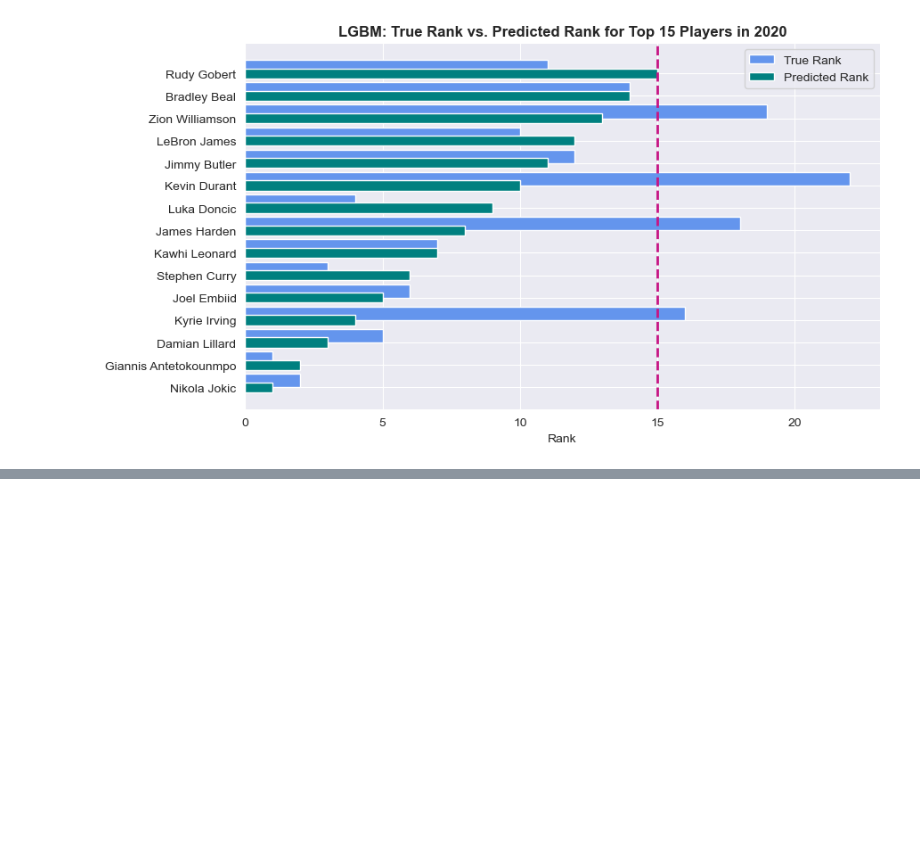
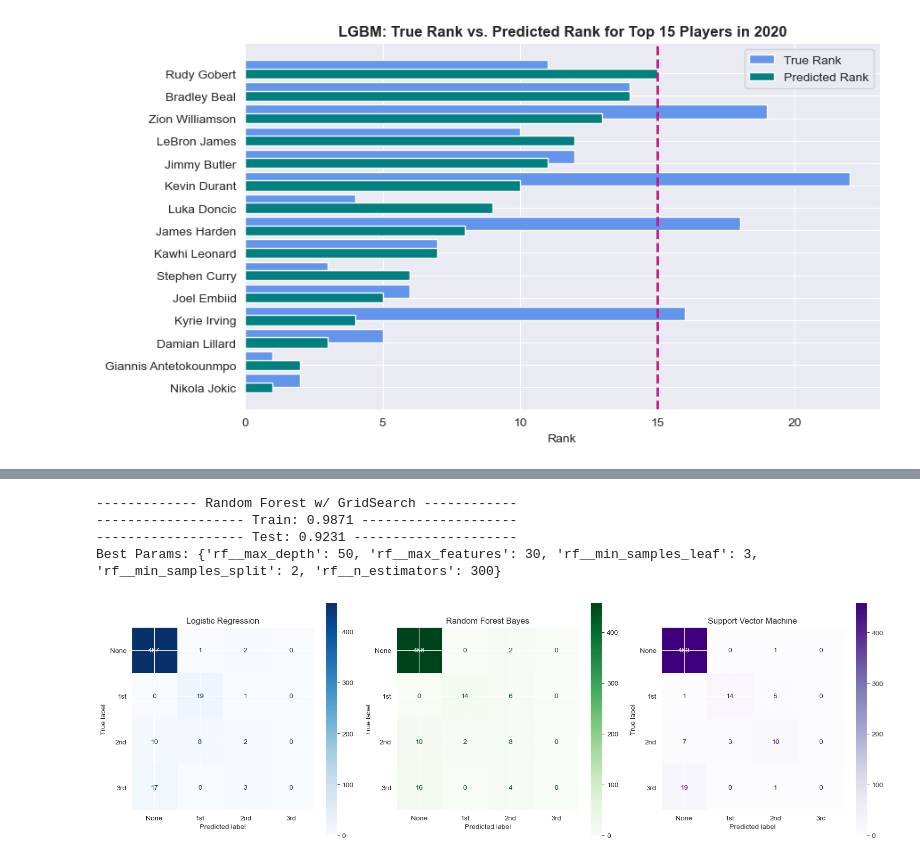
Before and after one commit to farahmalik11/DSI508_Capstone, a Jupyter notebook: code/04_Data_Modeling_I.ipynb, the cells around one changed output, grey strips where cells are left out. Drawn from its saved outputs; the diff is of its cells as text; code cells hidden in the pictures; blank space fills up the shorter version.

```diff
--- a/code/04_Data_Modeling_I.ipynb
+++ b/code/04_Data_Modeling_I.ipynb
@@ -1256,0 +1415,7 @@ make_viz(preds_lgbm, 2020, 'LGBM')
+# %%
+# RANDOM FOREST
+pipe_rf = Pipeline([
+    ('sc', StandardScaler()),
+    ('rf', RandomForestClassifier(random_state=1527))
+])
+pipe_rf.get_params()
@@ -1256,0 +1440,13 @@ make_viz(preds_lgbm, 2020, 'LGBM')
+# %%
+pgrid_rf =[{
+     'rf__n_estimators': [300],
+     'rf__max_depth': [50],
+     'rf__max_features': [30],
+     'rf__min_samples_leaf': [3],
+     'rf__min_samples_split': [2]
+    }]
+# %%
+%%time
+
+gs_rf = GridSearchCV(pipe_rf, pgrid_rf, cv=5, n_jobs=5)
+gs_rf.fit(X_train, y_train)
@@ -1256,0 +1465,26 @@ make_viz(preds_lgbm, 2020, 'LGBM')
+# %%
+# Make predictions for Accuracy Report
+preds_rf = gs_rf.predict(X_test)
+# %%
+print(f'------------- {b1}Random Forest w/ GridSearch{b0} ------------')
+print(f'------------------- Train: {round(gs_rf.score(X_train, y_train),4)} --------------------')
+print(f'------------------- Test: {round(gs_rf.score(X_test, y_test),4)} ---------------------')
+print('Best Params:', gs_rf.best_params_)
+# %% [output]
+------------- Random Forest w/ GridSearch ------------
+------------------- Train: 0.9871 --------------------
+------------------- Test: 0.9231 ---------------------
+Best Params: {'rf__max_depth': 50, 'rf__max_features': 30, 'rf__min_samples_leaf': 3, 'rf__min_samples_split': 2, 'rf__n_estimators': 300}
+# %%
+fig, ax = plt.subplots(1, 3, figsize=(16, 5))
+
+ConfusionMatrixDisplay.from_predictions(y_test, preds_log, display_labels=['None', '1st', '2nd', '3rd'], cmap = 'Blues', ax=ax[0]);
+ConfusionMatrixDisplay.from_predictions(y_test, preds_rf, display_labels=['None', '1st', '2nd', '3rd'], cmap = 'Greens', ax=ax[1]);
+ConfusionMatrixDisplay.from_predictions(y_test, preds_svc, display_labels=['None', '1st', '2nd', '3rd'], cmap = 'Purples', ax=ax[2]);
+
+plt.tight_layout()
+ax[0].set_title('Logistic Regression')
+ax[1].set_title('Random Forest Bayes')
+ax[2].set_title('Support Vector Machine');
+# %% [output]
+[figure, added]
```
Also changed, not shown: parts of 25 cells of this notebook.
